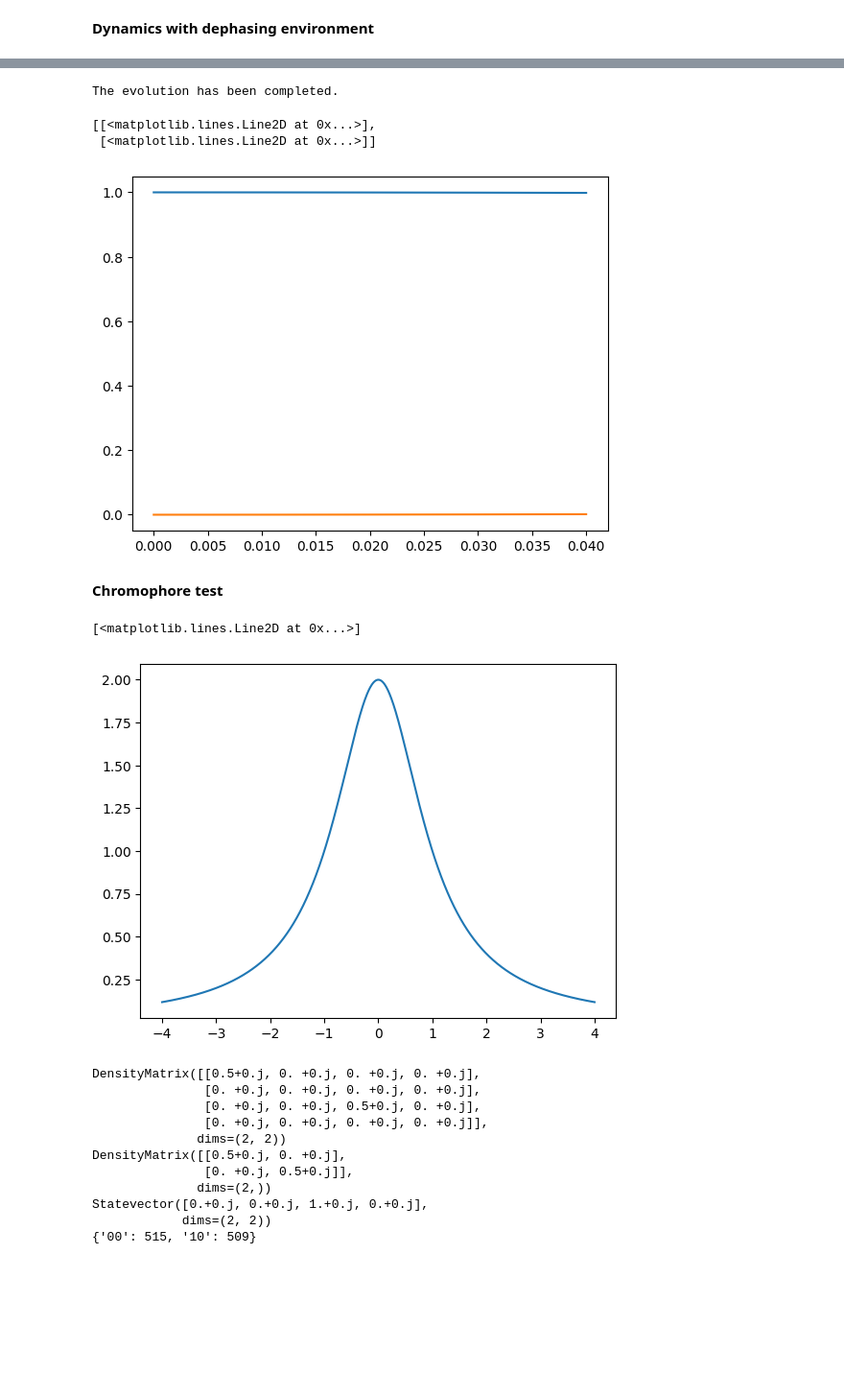
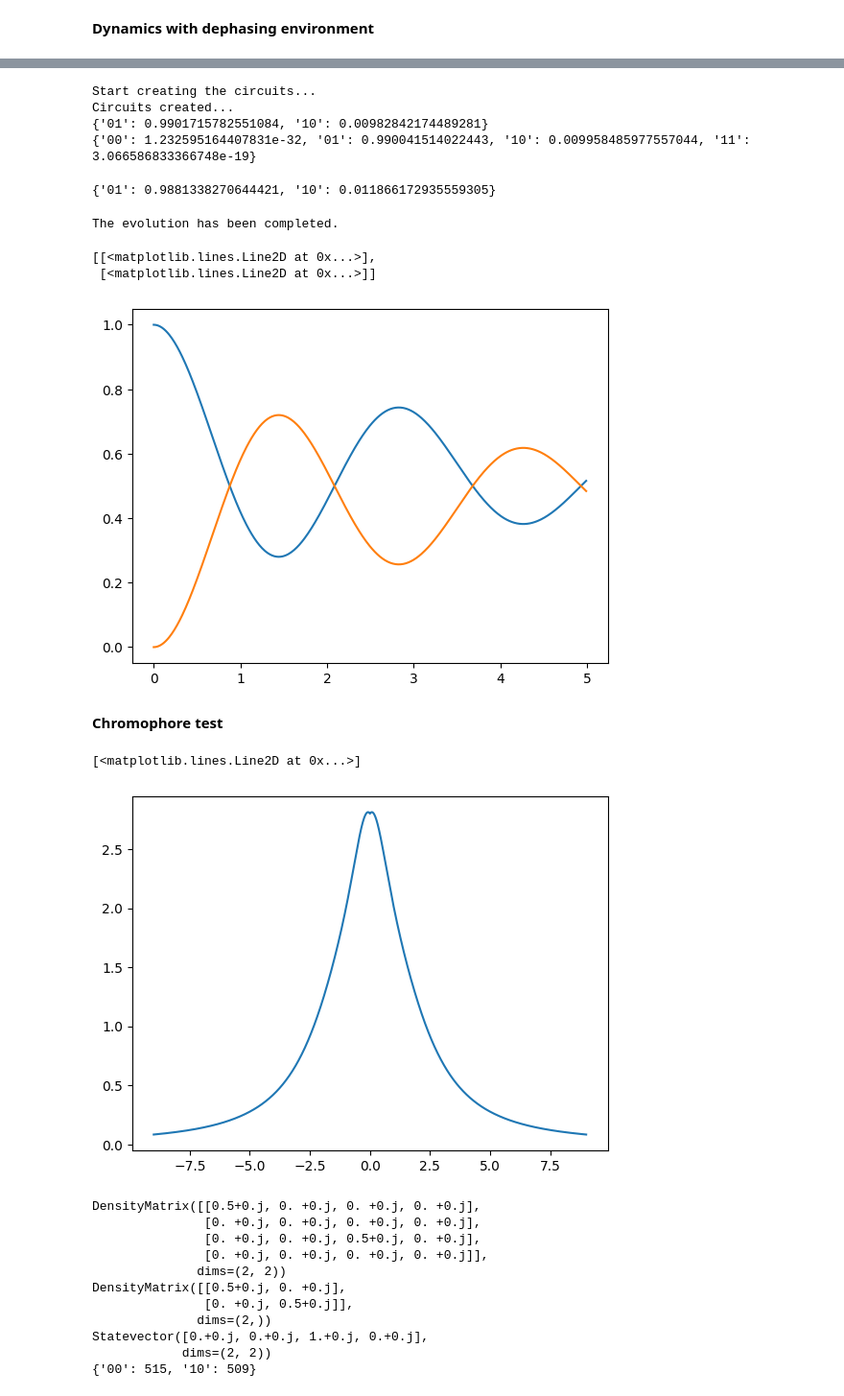
Before and after one commit to N384R/Quantum_Dynamics, a Jupyter notebook: test_qsextra_class.ipynb, the cells around one changed output, grey strips where cells are left out. Shown at 96% size. Drawn from its saved outputs; the diff is of its cells as text; code cells hidden in the pictures; blank space fills up the shorter version.

```diff
--- a/test_qsextra_class.ipynb
+++ b/test_qsextra_class.ipynb
@@ -1177,7 +1177,7 @@ esys.todict()
  'state': 0}
 # %%
 dt = 0.01
-time = np.arange(0, 0.05, dt)
+time = np.arange(0, 5, dt)
 shots = 16000
 # %%
 from qiskit import transpile
@@ -1227,3 +1227,50 @@ Circuits created...
+# %%
+from qiskit.quantum_info import Statevector, partial_trace
+
+statevector = Statevector(results[10])
+reduced_statevector = partial_trace(statevector, [2]).to_statevector()
+
+short_time = np.arange(0, 0.1, dt)
+esys.set_state(state_type='state', state=reduced_statevector.data)
+results_continue = qevolve(esys, time=short_time, dt=dt, coll_rates=gamma)
+
+qc_decomposed = transpile(results_continue[1],
+                          basis_gates=['cx', 'rx', 'rz', 'ry',
+                                       'x', 'y', 'z', 'h'],
+                          )
+qc_decomposed.draw('mpl')
+
+
+density_matrix = DensityMatrix(results[10])
+probability = density_matrix.probabilities_dict(qargs=[0, 1])
+print(probability)
+
+density_matrix = DensityMatrix(results_continue[0])
+probability = density_matrix.probabilities_dict(qargs=[0, 1])
+print(probability)
+# %% [output]
+Start creating the circuits...
+Circuits created...
+{'01': 0.9901715782551084, '10': 0.00982842174489281}
+{'00': 1.232595164407831e-32, '01': 0.990041514022443, '10': 0.009958485977557044, '11': 3.066586833366748e-19}
+# %%
+import numpy as np
+from qiskit.quantum_info import DensityMatrix, Statevector
+from qiskit import QuantumCircuit
+
+density_matrix = DensityMatrix(results[11])
+probability = density_matrix.probabilities_dict(qargs=[0, 1])
+
+print(probability)
+
+normalize = np.linalg.norm(density_matrix.data)
+density_matrix /= normalize
+
+qc = QuantumCircuit(2)
+
+# qc.initialize(density_matrix, [0, 1])
+# %% [output]
+{'01': 0.9881338270644421, '10': 0.011866172935559305}
 # %%
 results_qutip_mesolve = clevolve(esys, time, gamma, measure_populations=True)
 
@@ -1236,22 +1283,22 @@ error = [np.sqrt(P_qutip_m[i] * (np.ones_like(P_qutip_m[i]) - P_qutip_m[i]) / sh
 The evolution has been completed.
 [[<matplotlib.lines.Line2D at 0x...>],
  [<matplotlib.lines.Line2D at 0x...>]]
-[figure, old version]
+[figure, new version]
 # %% [markdown]
 **Chromophore test**
 # %%
 from scipy.linalg import toeplitz
 
 sys = ChromophoreSystem(excitonic_system=esys)
-frequencies_pseudomode = [0]
-Gamma = [2]
-Omega = [1]
+frequencies_pseudomode = [0, 1]
+Gamma = [2, 1]
+Omega = [1, 2]
 
 fr, sf = spectral_function(frequencies_pseudomode, Gamma, Omega)
 plt.plot(fr, sf)
 # %% [output]
 [<matplotlib.lines.Line2D at 0x...>]
-[figure, old version]
+[figure, new version]
 # %%
 from qiskit.quantum_info import partial_trace
 
```
Also changed, not shown: parts of 7 cells of this notebook, 23 other files.
